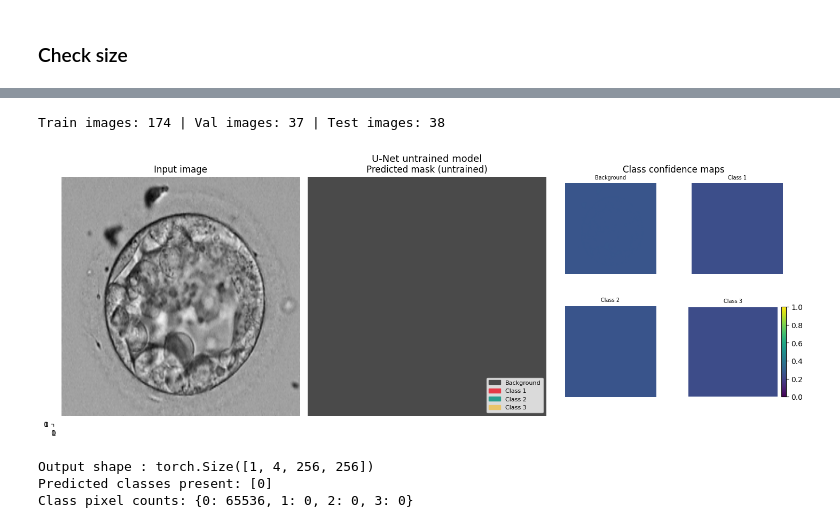
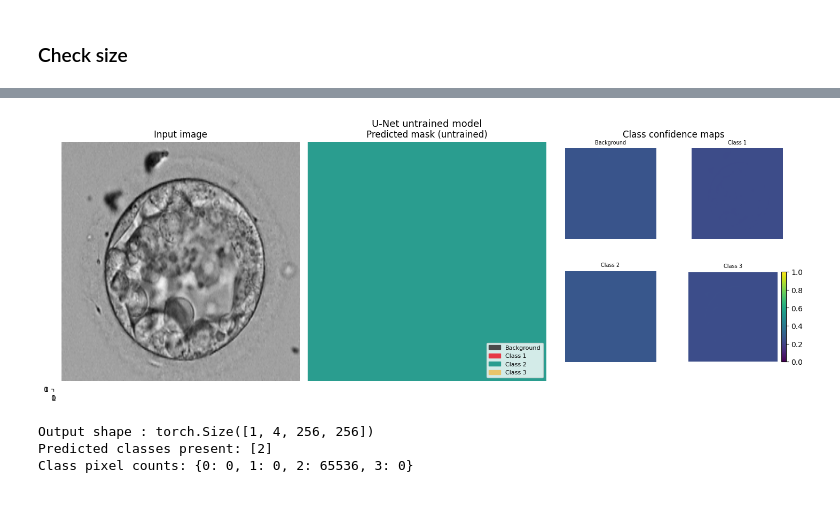
Before and after one commit to mikakia/AdvanceML_Final_Project, a Jupyter notebook: blasto_ss.ipynb, the cells around one changed output, grey strips where cells are left out. Saved outputs shown, nothing was run; the diff lists cells and outputs as text; code cells hidden in the pictures.

```diff
--- a/blasto_ss.ipynb
+++ b/blasto_ss.ipynb
@@ -183,20 +177,0 @@ UNet works best with square inputs whose dimensions are divisible by 32 (because
-# %%
-total = len(dataset)
-train_size = int(0.70 * total)
-val_size   = int(0.15 * total)
-test_size  = total - train_size - val_size
-
-train_set, val_set, test_set = random_split(
-    dataset,
-    [train_size, val_size, test_size],
-    generator=torch.Generator().manual_seed(42)
-)
-
-# DataLoaders
-train_loader = DataLoader(train_set, batch_size=8, shuffle=True)
-val_loader   = DataLoader(val_set,   batch_size=8, shuffle=False)
-test_loader  = DataLoader(test_set,  batch_size=8, shuffle=False)
-
-print(f"Train images: {len(train_set)} | Val images: {len(val_set)} | Test images: {len(test_set)}")
-# %% [output]
-Train images: 174 | Val images: 37 | Test images: 38
@@ -290,7 +482,7 @@ class UNet(nn.Module):
 # %%
 import matplotlib.patches as mpatches
 
-model = UNet(in_channels = 1, n_classes=4, base_filters=64)
+model = UNet()
 model.eval()
 
 image, semantic_mask = dataset[1]
@@ -331,37 +523,37 @@ axes[1].axis("off")
 legend = [mpatches.Patch(color=col, label=name)
           for _, (name, col) in CLASS_COLORS.items()]
 axes[1].legend(handles=legend, loc="lower right", fontsize=8)
 
 # Per-class confidence maps
 conf_grid = axes[2]
 conf_grid.axis("off")
 conf_grid.set_title("Class confidence maps")
 
 inner = fig.add_axes([0, 0, 0, 0])  # dummy — we'll use GridSpec instead
 fig.tight_layout()
 
 # Replace axes[2] with a 2×2 sub-grid for the 4 confidence maps
 gs = fig.add_gridspec(2, 2, left=0.68, right=0.98, top=0.9, bottom=0.1, hspace=0.35, wspace=0.3)
 for cls_idx in range(4):
     ax = fig.add_subplot(gs[cls_idx // 2, cls_idx % 2])
     conf_map = probs[0, cls_idx].numpy()
     im = ax.imshow(conf_map, cmap="viridis", vmin=0, vmax=1)
     name, _ = CLASS_COLORS[cls_idx]
     ax.set_title(name, fontsize=7)
     ax.axis("off")
 
 plt.colorbar(im, ax=fig.axes[-1], fraction=0.046, pad=0.04)
 plt.suptitle("U-Net untrained model", fontsize=13, y=1.01)
 plt.show()
 
 print(f"Output shape : {logits.shape}")
 print(f"Predicted classes present: {np.unique(pred_mask).tolist()}")
 print(f"Class pixel counts: { {c: int((pred_mask == c).sum()) for c in range(4)} }")
 # %% [output]
-[figure, old version]
+[figure, new version]
 Output shape : torch.Size([1, 4, 256, 256])
-Predicted classes present: [0]
-Class pixel counts: {0: 65536, 1: 0, 2: 0, 3: 0}
+Predicted classes present: [2]
+Class pixel counts: {0: 0, 1: 0, 2: 65536, 3: 0}
 # %%
 # Metrics
 
```
Also changed, not shown: parts of 13 cells of this notebook.
